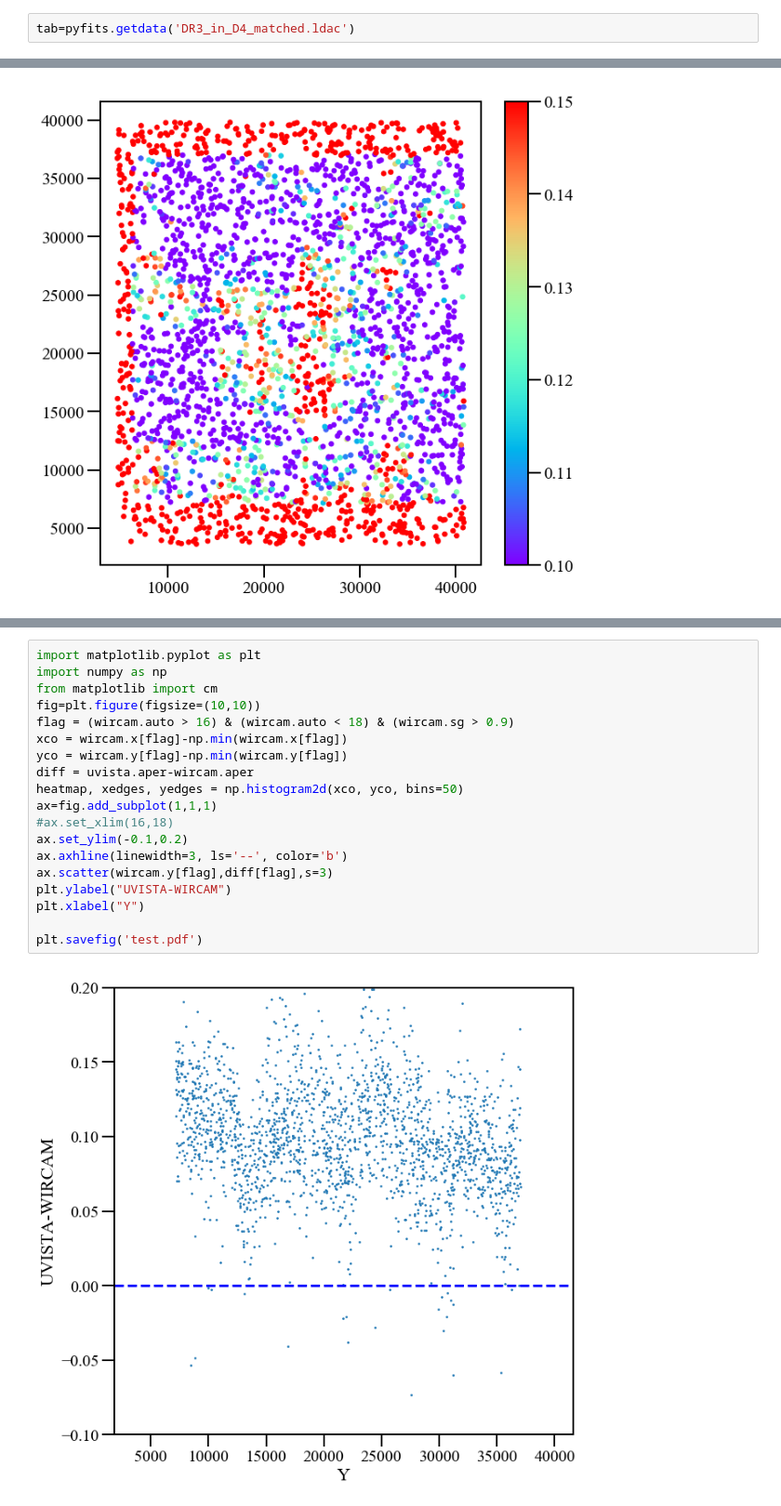
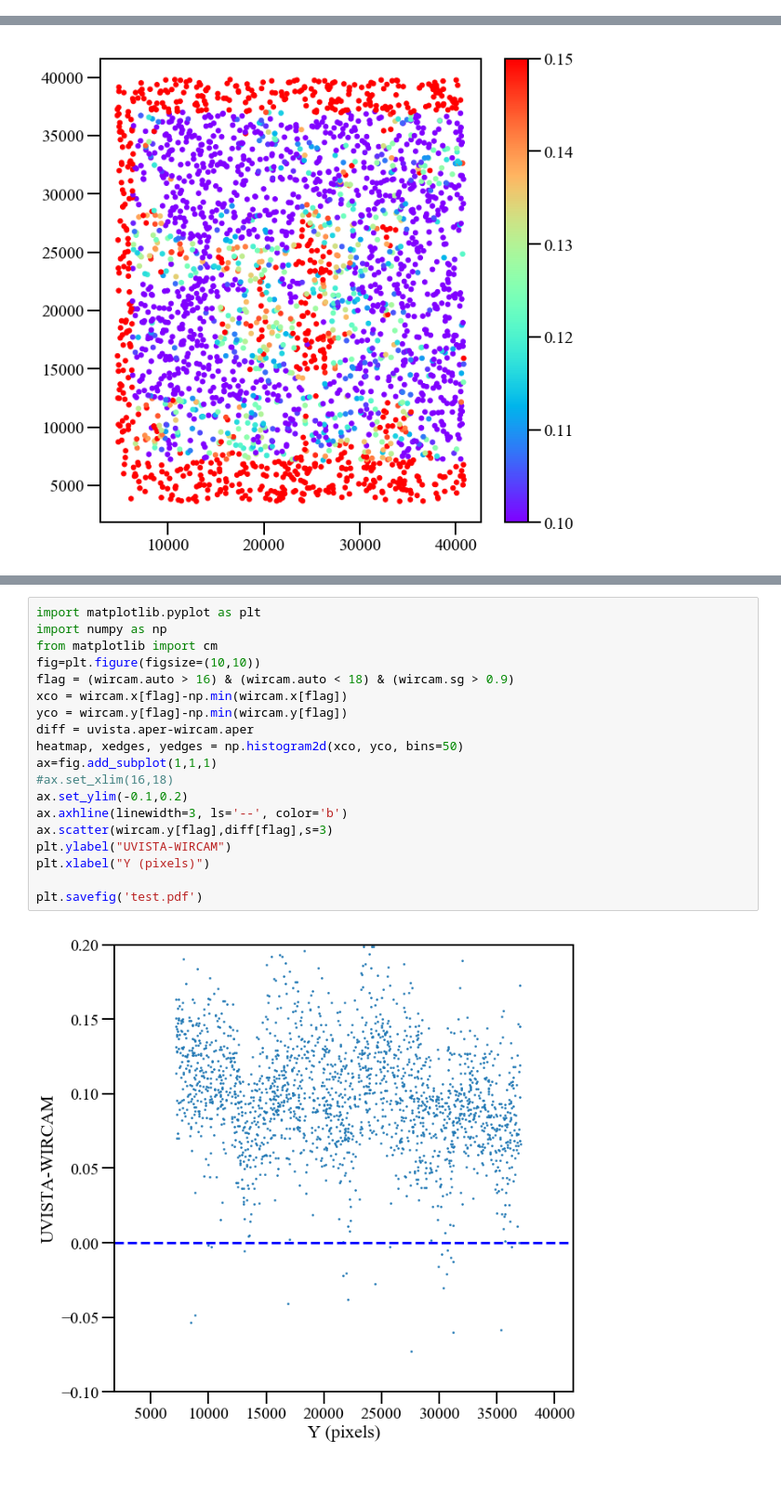
Before and after one commit to hjmcc/UVISTA, a Jupyter notebook: DR4-ultravista.ipynb, the cells around one changed output, grey strips where cells are left out. Shown at 93% size. Drawn from its saved outputs; the diff is of its cells as text; blank space fills up the shorter version.

```diff
--- a/DR4-ultravista.ipynb
+++ b/DR4-ultravista.ipynb
@@ -21,5 +21,3 @@ class ReadCatData:
             self.autoerr = tab.field('MAGERR_AUTO')
         except IOError as (errno, strerror):
             print "Cannot read {0} : ({1}): {2}".format(catalogue, errno, strerror)
-# %%
-tab=pyfits.getdata('DR3_in_D4_matched.ldac')
@@ -112,21 +113,21 @@ plt.savefig('test.pdf')
 # %%
 import matplotlib.pyplot as plt
 import numpy as np
 from matplotlib import cm
 fig=plt.figure(figsize=(10,10))
 flag = (wircam.auto > 16) & (wircam.auto < 18) & (wircam.sg > 0.9)
 xco = wircam.x[flag]-np.min(wircam.x[flag])
 yco = wircam.y[flag]-np.min(wircam.y[flag])
 diff = uvista.aper-wircam.aper
 heatmap, xedges, yedges = np.histogram2d(xco, yco, bins=50)
 ax=fig.add_subplot(1,1,1)
 #ax.set_xlim(16,18)
 ax.set_ylim(-0.1,0.2)
 ax.axhline(linewidth=3, ls='--', color='b')
 ax.scatter(wircam.y[flag],diff[flag],s=3)
 plt.ylabel("UVISTA-WIRCAM")
-plt.xlabel("Y")
+plt.xlabel("Y (pixels)")
 
 plt.savefig('test.pdf')
 # %% [output]
-[figure, old version]
+[figure, new version]
```
Also changed, not shown: parts of 4 cells of this notebook.
